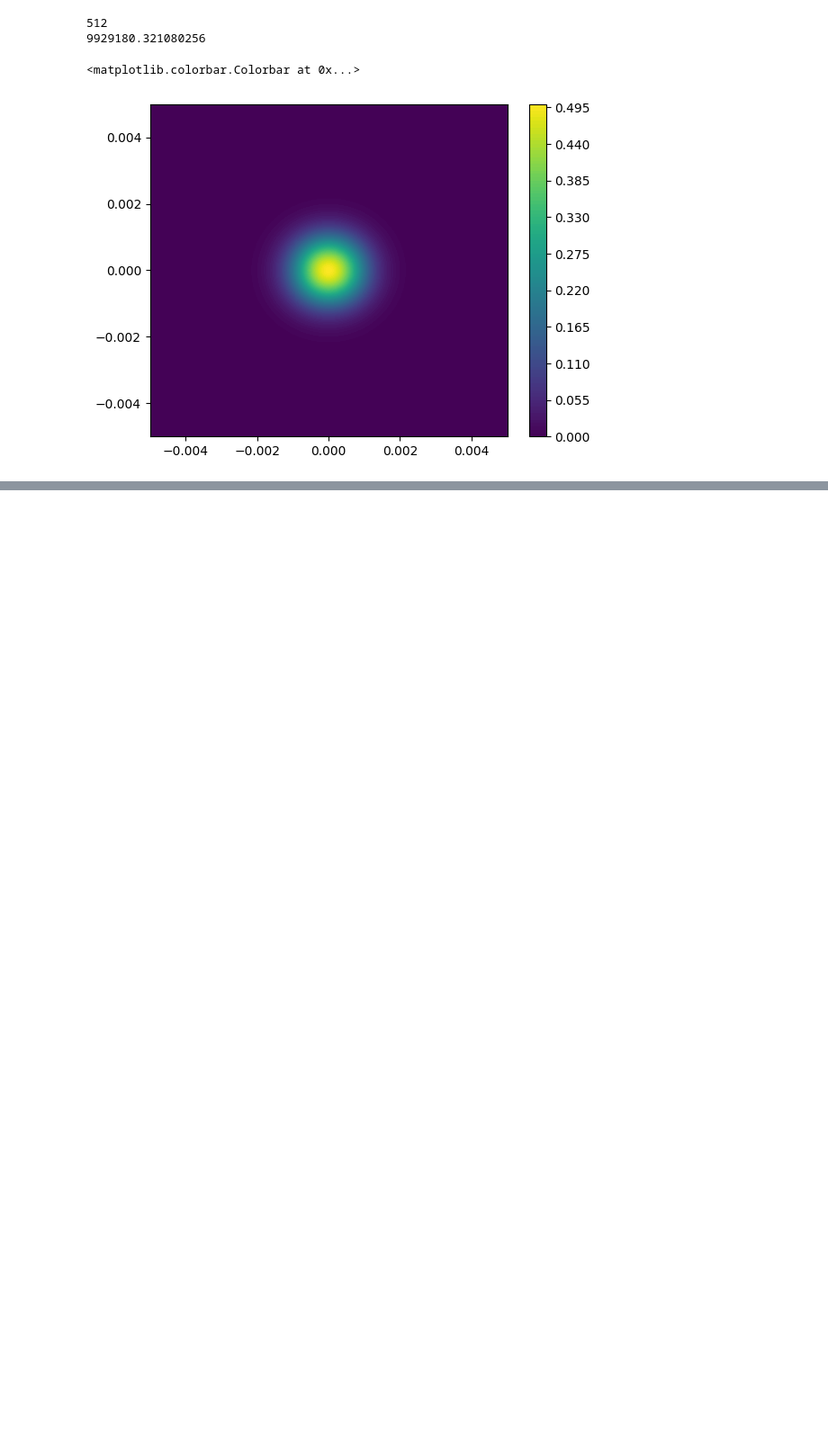
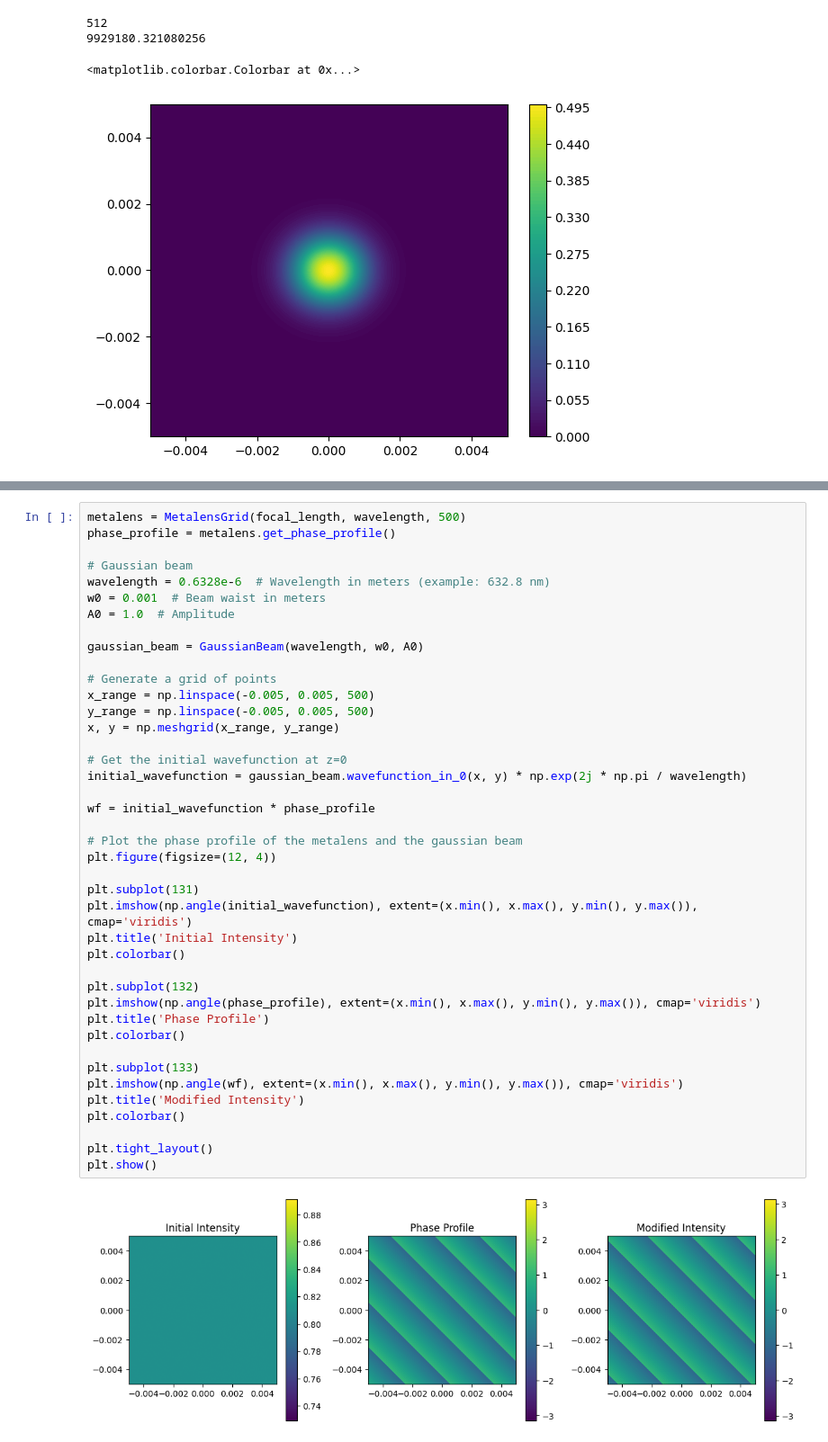
Before and after one commit to joaopedrobiu6/Optrix, a Jupyter notebook: optics_project/project_test2.ipynb, the cells around one changed output, grey strips where cells are left out. Shown: that part at 90% size. Saved outputs shown, nothing was run; the diff lists cells and outputs as text; blank space fills up the shorter version.

```diff
--- a/optics_project/project_test2.ipynb
+++ b/optics_project/project_test2.ipynb
@@ -231,0 +190,43 @@ plt.show()
+# %%
+metalens = MetalensGrid(focal_length, wavelength, 500)
+phase_profile = metalens.get_phase_profile()
+
+# Gaussian beam
+wavelength = 0.6328e-6  # Wavelength in meters (example: 632.8 nm)
+w0 = 0.001  # Beam waist in meters
+A0 = 1.0  # Amplitude
+
+gaussian_beam = GaussianBeam(wavelength, w0, A0)
+
+# Generate a grid of points
+x_range = np.linspace(-0.005, 0.005, 500)
+y_range = np.linspace(-0.005, 0.005, 500)
+x, y = np.meshgrid(x_range, y_range)
+
+# Get the initial wavefunction at z=0
+initial_wavefunction = gaussian_beam.wavefunction_in_0(x, y) * np.exp(2j * np.pi / wavelength)
+
+wf = initial_wavefunction * phase_profile
+
+# Plot the phase profile of the metalens and the gaussian beam
+plt.figure(figsize=(12, 4))
+
+plt.subplot(131)
+plt.imshow(np.angle(initial_wavefunction), extent=(x.min(), x.max(), y.min(), y.max()), cmap='viridis')
+plt.title('Initial Intensity')
+plt.colorbar()
+
+plt.subplot(132)
+plt.imshow(np.angle(phase_profile), extent=(x.min(), x.max(), y.min(), y.max()), cmap='viridis')
+plt.title('Phase Profile')
+plt.colorbar()
+
+plt.subplot(133)
+plt.imshow(np.angle(wf), extent=(x.min(), x.max(), y.min(), y.max()), cmap='viridis')
+plt.title('Modified Intensity')
+plt.colorbar()
+
+plt.tight_layout()
+plt.show()
+# %% [output]
+[figure, added]
```
Also changed, not shown: parts of 6 cells of this notebook, 4 other files.
